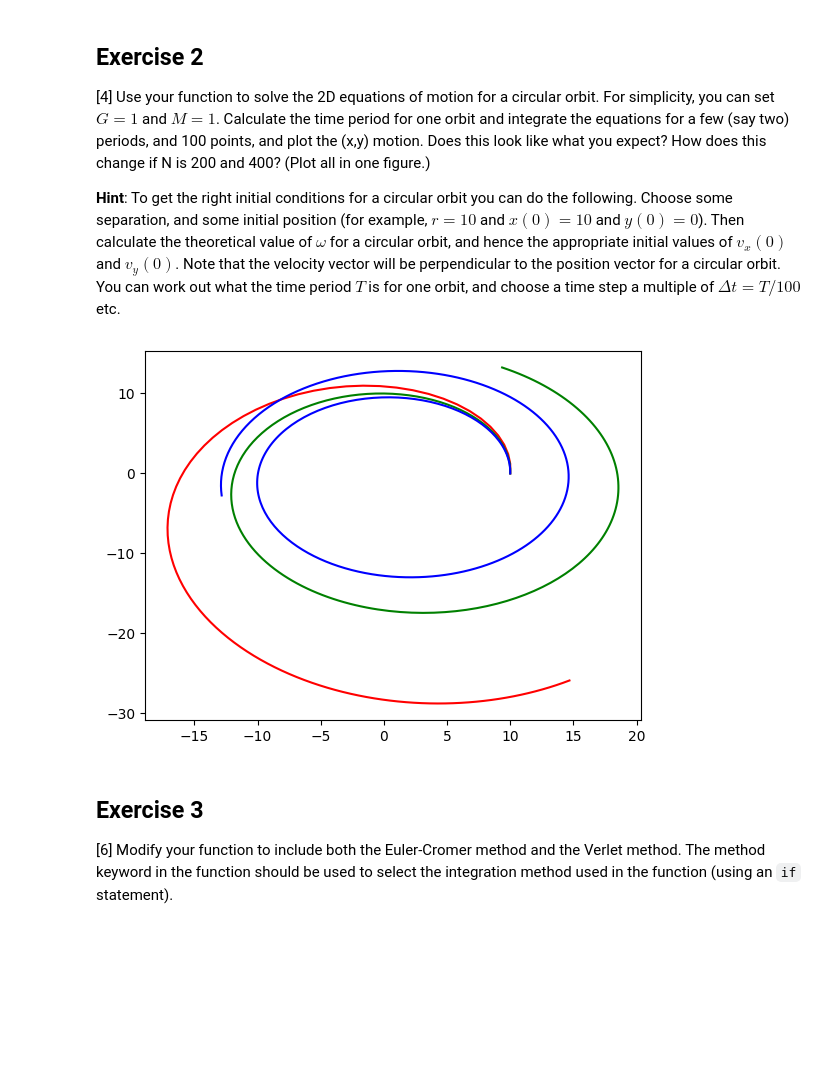
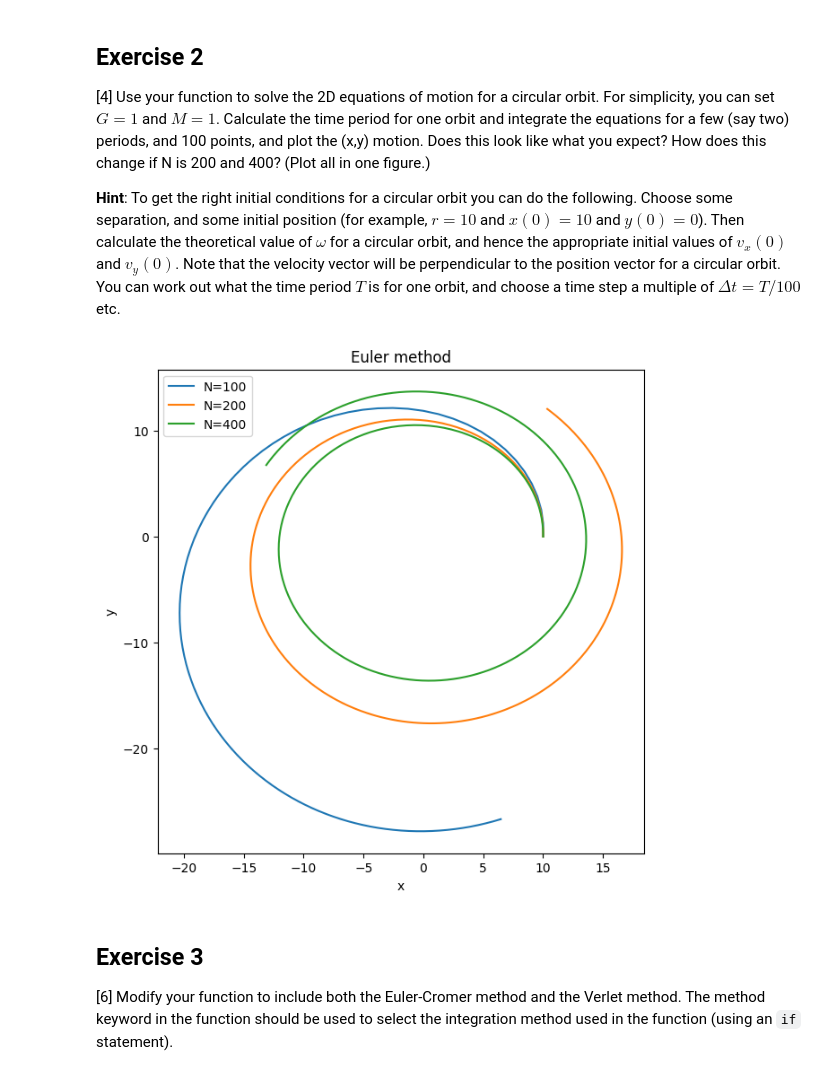
Before and after one commit to PX2145-2025/week-9-b-Anest-Cunliffe, a Jupyter notebook: ODEs_2.ipynb, the cells around one changed output. Cells and saved outputs as stored; diff of their text form; code cells hidden in the pictures; blank space fills up the shorter version.

```diff
--- a/ODEs_2.ipynb
+++ b/ODEs_2.ipynb
@@ -280,48 +294,28 @@ def orbit_solve (r0, v0, tmax, N, method = 'euler'):
 [4] Use your function to solve the 2D equations of motion for a circular orbit. For simplicity, you can set $G = 1$ and $M = 1$. Calculate the time period for one orbit and integrate the equations for a few (say two) periods, and 100 points, and plot the (x,y) motion. Does this look like what you expect? How does this change if N is 200 and 400? (Plot all in one figure.)
 
   **Hint**: To get the right initial conditions for a circular orbit you can do the following. Choose some separation, and some initial position (for example, $r = 10$ and $x(0) = 10$ and $y(0) = 0$). Then calculate the theoretical value of $\omega$ for a circular orbit, and hence the appropriate initial values of $v_x(0)$ and $v_y(0)$. Note that the velocity vector will be perpendicular to the position vector for a circular orbit. You can work out what the time period $T$ is for one orbit, and choose a time step a multiple of $\Delta t = T/100$ etc.
-# %%
-r0 = [1, 0] # positive x-component only set to 1
-v0 = [0 , 0.3] # negative y-component only set to 0.3
-def orbit_solve (r0, v0, tmax, N, G=1, M=1, m=1, method = 'euler'):
-    # set-up the time-step using tmax and N:
-    dt=tmax/(N-1)
-    # set up an array for the output times (using tmax, time-step and N):
-    t=np.linspace(0, tmax, N)
-    # set up arrays for the positions and velocities (see below)
-    r=np.zeros((N,2))
-    v=np.zeros((N,2))
-    # include the initial conditions in the arrays
-    r[0]=r0
-    v[0]=v0
-    # then do the integration for all the integration points
-    for i in range (N-1):
-        mag_r= np.sqrt(r[i,0]**2 + r[i,1]**2)
-        a=-(G*M) * r[i]/ (mag_r**3)
-        r[i+1] = r[i] + v[i] * dt
-        v[i+1] = v[i] + a * dt
-    # output the solution (arrays for positions and velocities) versus time
-    return t, r, v
-#initial conditions
-G=1
-M=1
-m=1
-rad=10
-r0= np.array([rad,0])
-v_mag1= np.sqrt(G*M/rad) #orbital speed
-v0_1= np.array([0, v_mag1]) #perp to position vector
-T= 2*np.pi*np.sqrt(rad**3/ (G*M)) #orbital period
-tmax= 2* T #integrate for two orbits
-
-N_values=[100, 200, 400]
-colours=['r', 'g', 'b']
-plt.figure()
-for N_values, c in zip(N_values,colours):
-  t,r,v=orbit_solve(r0, v0, tmax, N_values, G, M, m)
-  plt.plot(r[:,0], r[:,1], c)
-plt.show()
-# %% [output]
-[figure, removed]
+# %%
+rad=10
+v_c= np.sqrt(G*M/ rad)
+r0= [rad, 0]
+v0=[0,v_c]
+T= 2*np.pi*(rad/ v_c) #orbital period
+tmax= 2* T #integrate for two orbits
+method = 'euler'
+
+N_values=[100, 200, 400]
+plt.figure(figsize=(7, 7))
+
+for N in N_values:
+  t, r, v = orbit_solve(r0, v0, tmax, N, method = 'euler')
+  plt.plot(r[:, 0],r[:, 1], label=f'N={N}' )
+plt.title('Euler method')
+plt.xlabel('x')
+plt.ylabel('y')
+plt.legend()
+plt.show()
+# %% [output]
+[figure, added]
 # %% [markdown]
 ## Exercise 3
 
```
Also changed, not shown: parts of 5 cells of this notebook.
